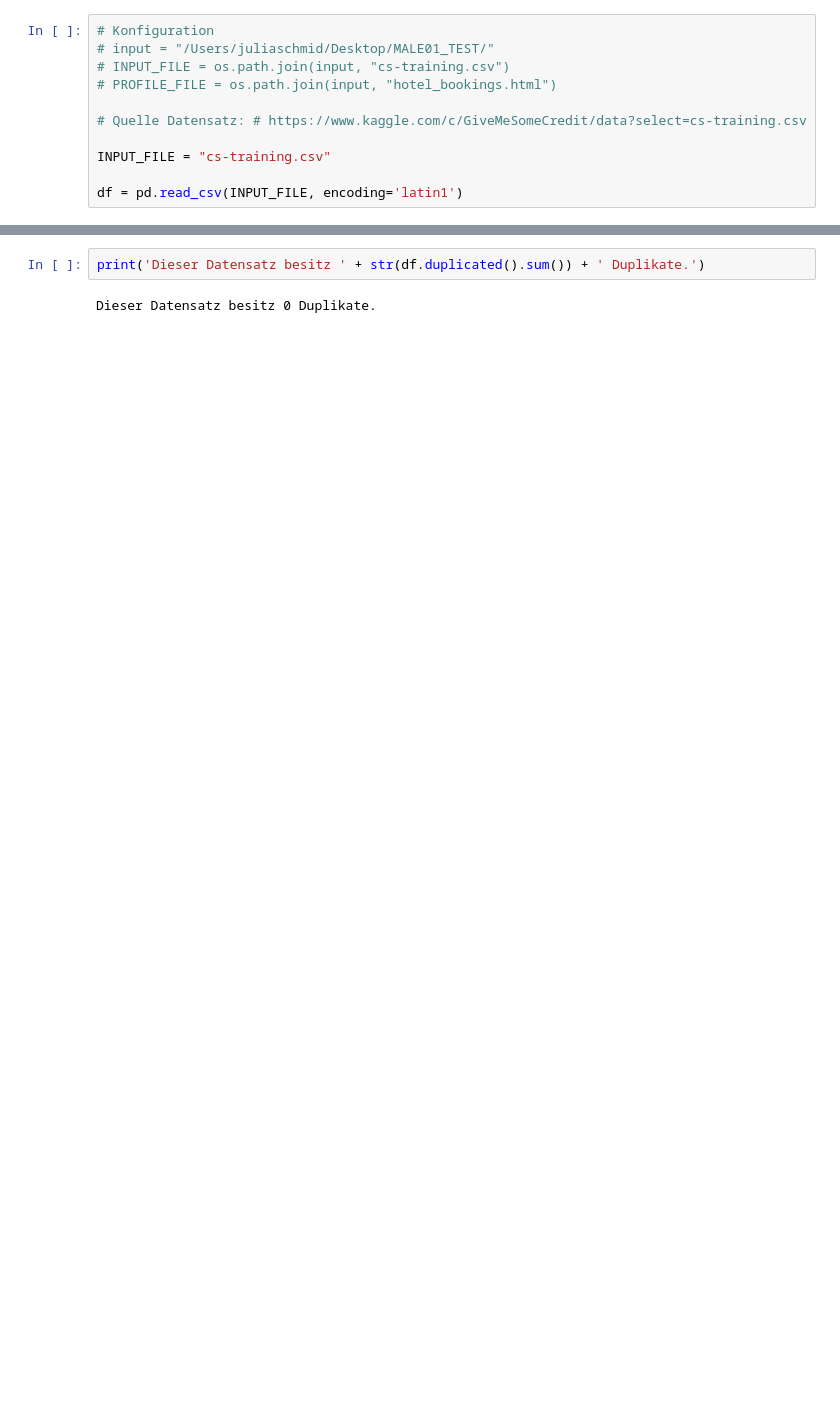
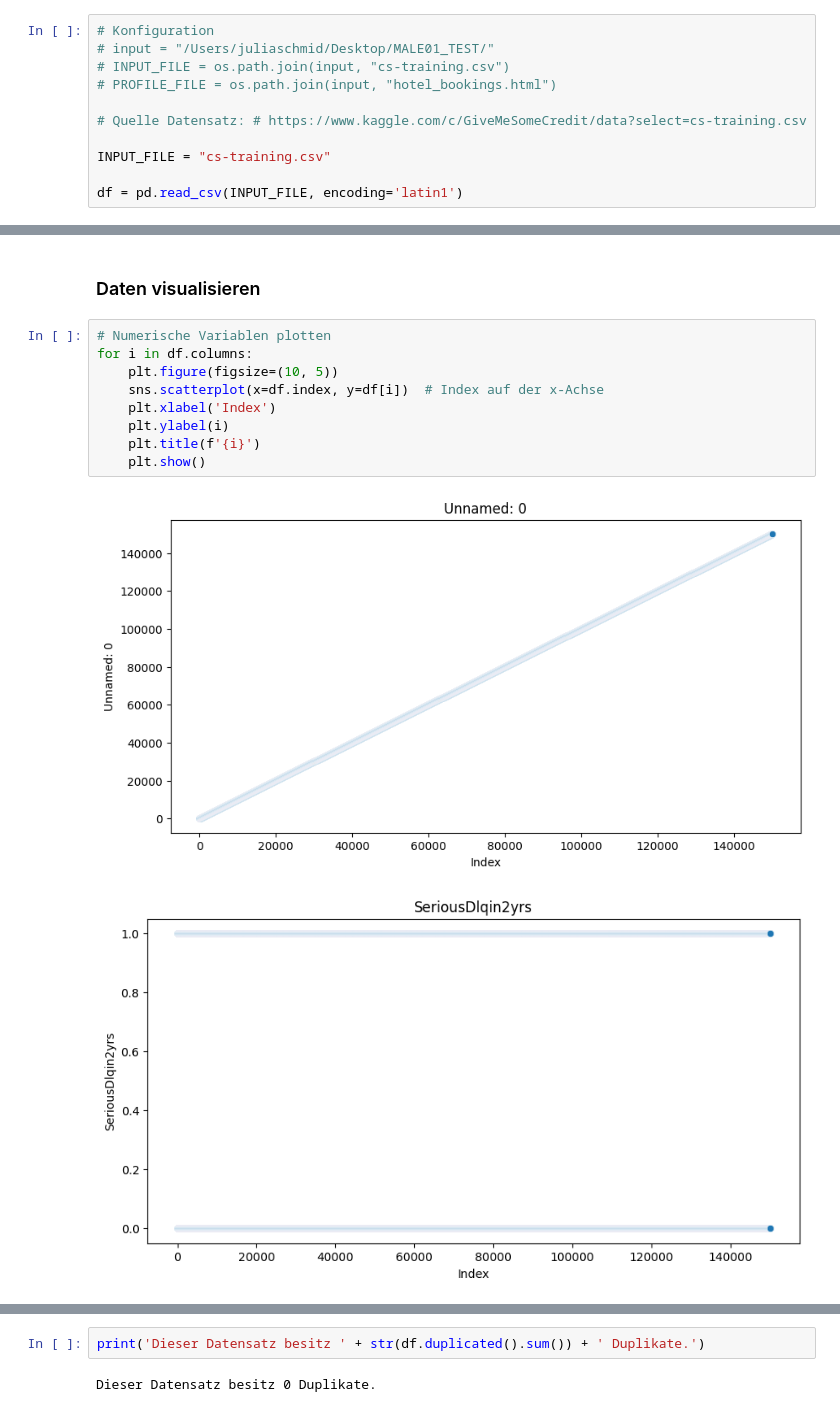
Before and after one commit to juliisch/MALE01, a Jupyter notebook: MALE01_ImbalancedData_JuliaSchmid.ipynb, the cells around one changed output, grey strips where cells are left out. Drawn from its saved outputs; the diff is of its cells as text; blank space fills up the shorter version.

```diff
--- a/MALE01_ImbalancedData_JuliaSchmid.ipynb
+++ b/MALE01_ImbalancedData_JuliaSchmid.ipynb
@@ -93,0 +116,14 @@ df.describe().T
+# %% [markdown]
+### Daten visualisieren
+# %%
+# Numerische Variablen plotten
+for i in df.columns:
+    plt.figure(figsize=(10, 5))
+    sns.scatterplot(x=df.index, y=df[i])  # Index auf der x-Achse
+    plt.xlabel('Index')
+    plt.ylabel(i)
+    plt.title(f'{i}')
+    plt.show()
+# %% [output]
+[figure, added]
+[figure, added]
```
Also changed, not shown: parts of 56 cells of this notebook, 5 other files.
